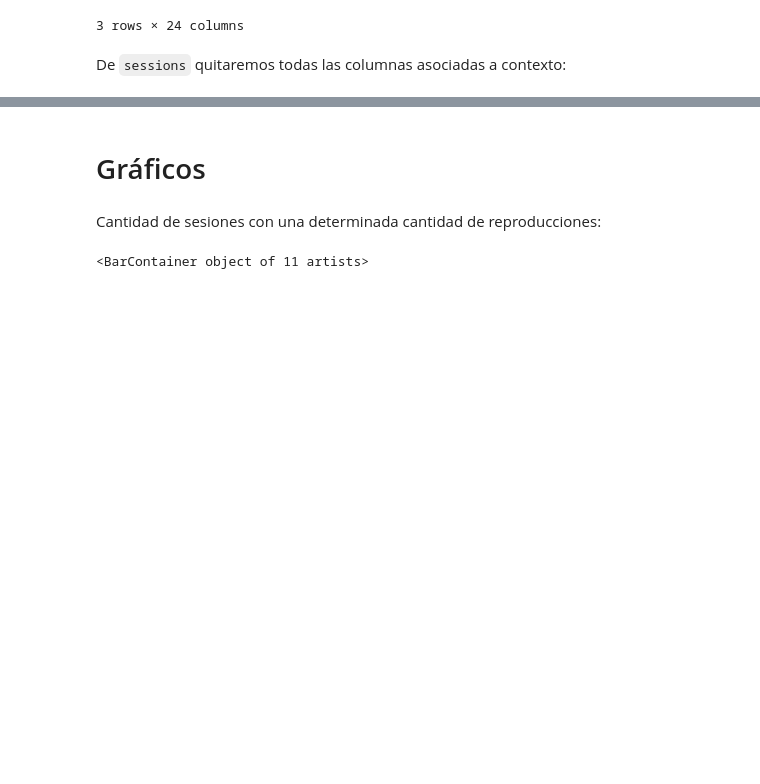
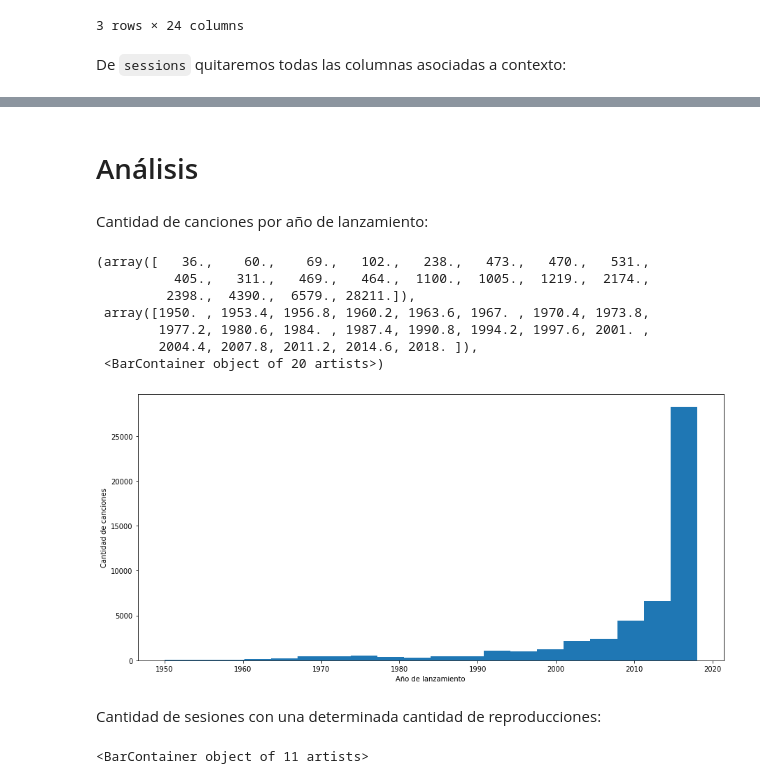
Before and after one commit to sebac820/recsys-grupo-15, a Jupyter notebook: analisis_exploratorio.ipynb, the cells around one changed output, grey strips where cells are left out. Saved outputs shown, nothing was run; the diff lists cells and outputs as text; code cells hidden in the pictures; blank space fills up the shorter version.

```diff
--- a/proyecto.ipynb
+++ b/analisis_exploratorio.ipynb
@@ -86,7 +80,23 @@ Dataset Sessions:
 | 1 | 0_00006f66-33e5-4de7-a324-2d18e43... | 2 | 20 | t_9099cd7b-c238-47b7-9381-f23f2c1... | False | False | False | True |
 | 2 | 0_00006f66-33e5-4de7-a324-2d18e43... | 3 | 20 | t_fc5df5ba-5396-49a7-8b29-35d0d28... | False | False | False | True |
 # %% [markdown]
-# Gráficos
+# Análisis
+# %% [markdown]
+Cantidad de canciones por año de lanzamiento:
+# %%
+plt.figure(figsize=(15, 7))
+plt.xlabel('Año de lanzamiento')
+plt.ylabel('Cantidad de canciones')
+plt.hist(x=track_features['release_year'], bins=20)
+# %% [output]
+(array([   36.,    60.,    69.,   102.,   238.,   473.,   470.,   531.,
+          405.,   311.,   469.,   464.,  1100.,  1005.,  1219.,  2174.,
+         2398.,  4390.,  6579., 28211.]),
+ array([1950. , 1953.4, 1956.8, 1960.2, 1963.6, 1967. , 1970.4, 1973.8,
+        1977.2, 1980.6, 1984. , 1987.4, 1990.8, 1994.2, 1997.6, 2001. ,
+        2004.4, 2007.8, 2011.2, 2014.6, 2018. ]),
+ <BarContainer object of 20 artists>)
+[figure, added]
 # %% [markdown]
 Cantidad de sesiones con una determinada cantidad de reproducciones:
 # %%
```
Also changed, not shown: parts of 4 cells of this notebook.
